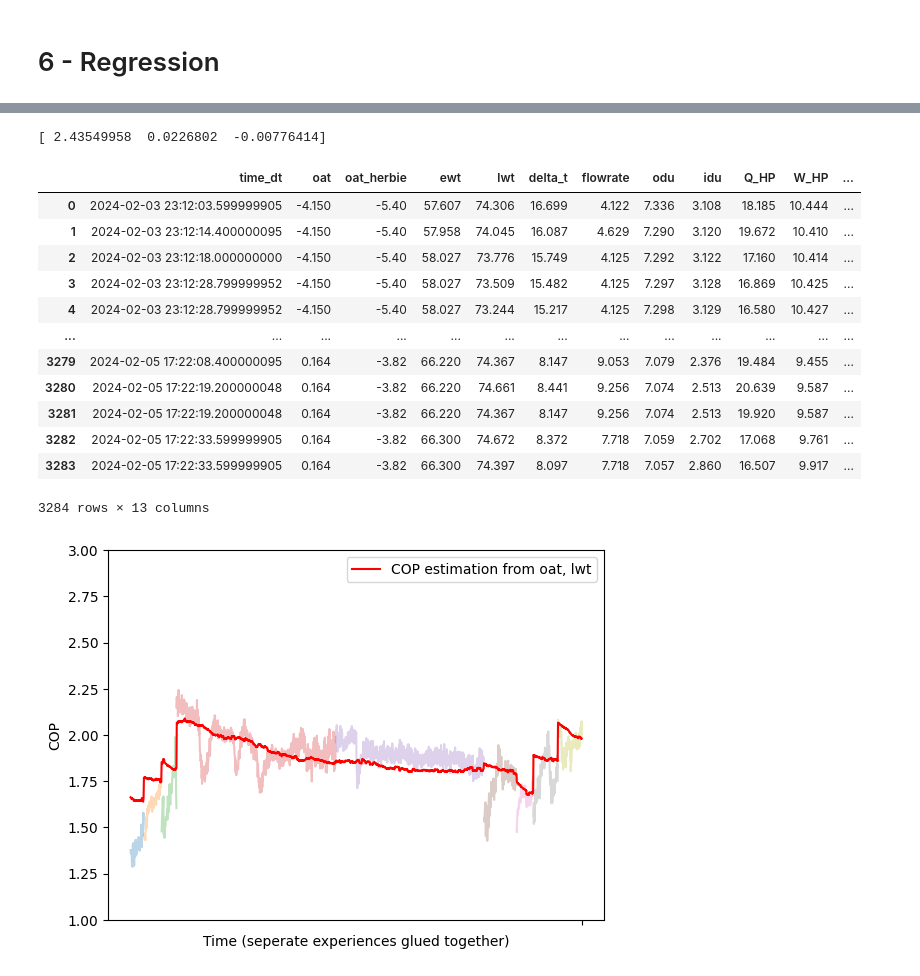
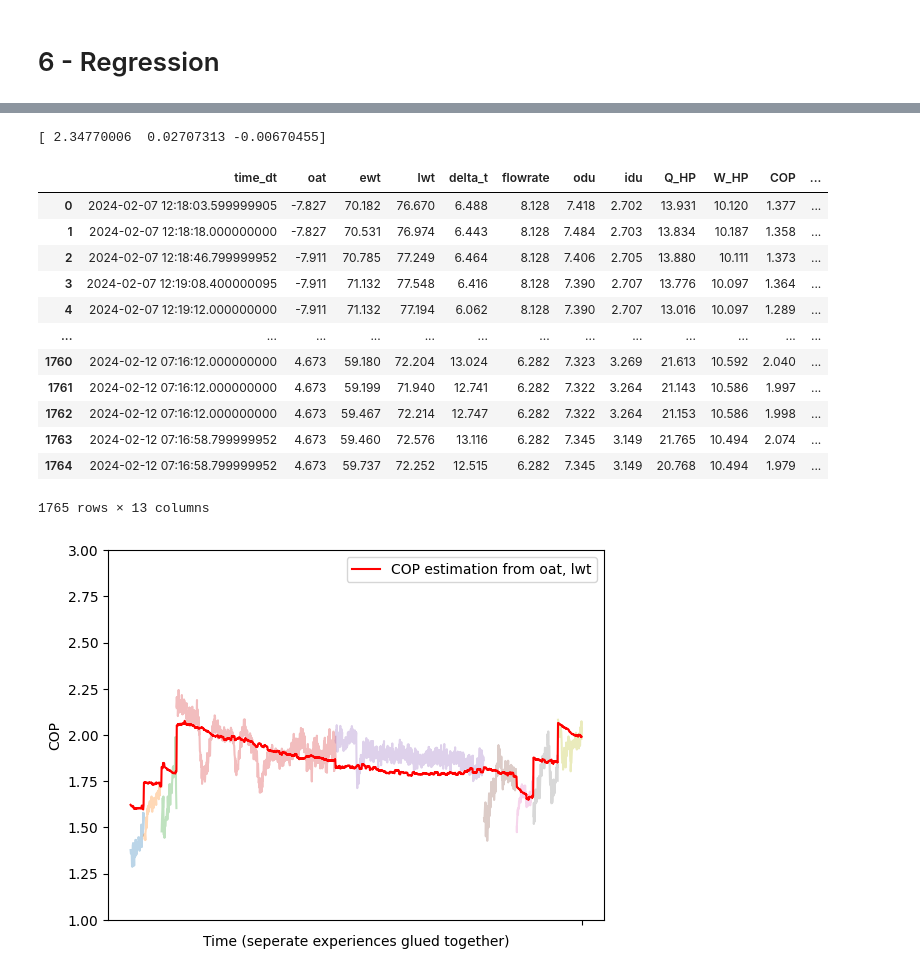
Before and after one commit to thegridelectric/gridworks-journalkeeper, a Jupyter notebook: src/gjk/data_processing/estimating_COP.ipynb, the cells around one changed output, grey strips where cells are left out. Drawn from its saved outputs; the diff is of its cells as text; code cells hidden in the pictures.

```diff
--- a/src/gjk/data_processing/estimating_COP.ipynb
+++ b/src/gjk/data_processing/estimating_COP.ipynb
@@ -385,8 +385,10 @@ import os
 
 big_df = pd.DataFrame()
 
-for file in os.listdir('data-old/'):
+for file in os.listdir('/Users/thomas/Desktop/data/'):
     if '.csv' in file:
-        df = pd.read_csv(f'data-old/{file}')
+        df = pd.read_csv(f'/Users/thomas/Desktop/data/{file}')
         df.drop(columns=['time', 'Unnamed: 0'], inplace=True)
         big_df = pd.concat([big_df, df], ignore_index=True)
+
+display(big_df)
@@ -398,7 +414,7 @@ def model(X,a,b,c):
     approx = a + b*x1 + c*x2
     return approx
 
-x_o = np.array(list(big_df.oat_herbie))
+x_o = np.array(list(big_df.oat))
 x_l = np.array(list(big_df.lwt))
 X_list = np.vstack((x_o, x_l))
 y = np.array(list(big_df.COP))
@@ -412,38 +428,38 @@ def COP(oat,lwt):
 
 display(big_df)
 # %% [output]
-[ 2.43549958  0.0226802  -0.00776414]
+[ 2.34770006  0.02707313 -0.00670455]
-|  | time_dt | oat | oat_herbie | ewt | lwt | delta_t | flowrate | odu | idu | Q_HP | W_HP | ... |
-| 0 | 2024-02-03 23:12:03.599999905 | -4.150 | -5.40 | 57.607 | 74.306 | 16.699 | 4.122 | 7.336 | 3.108 | 18.185 | 10.444 | ... |
-| 1 | 2024-02-03 23:12:14.400000095 | -4.150 | -5.40 | 57.958 | 74.045 | 16.087 | 4.629 | 7.290 | 3.120 | 19.672 | 10.410 | ... |
-| 2 | 2024-02-03 23:12:18.000000000 | -4.150 | -5.40 | 58.027 | 73.776 | 15.749 | 4.125 | 7.292 | 3.122 | 17.160 | 10.414 | ... |
-| 3 | 2024-02-03 23:12:28.799999952 | -4.150 | -5.40 | 58.027 | 73.509 | 15.482 | 4.125 | 7.297 | 3.128 | 16.869 | 10.425 | ... |
-| 4 | 2024-02-03 23:12:28.799999952 | -4.150 | -5.40 | 58.027 | 73.244 | 15.217 | 4.125 | 7.298 | 3.129 | 16.580 | 10.427 | ... |
+|  | time_dt | oat | ewt | lwt | delta_t | flowrate | odu | idu | Q_HP | W_HP | COP | ... |
+| 0 | 2024-02-07 12:18:03.599999905 | -7.827 | 70.182 | 76.670 | 6.488 | 8.128 | 7.418 | 2.702 | 13.931 | 10.120 | 1.377 | ... |
+| 1 | 2024-02-07 12:18:18.000000000 | -7.827 | 70.531 | 76.974 | 6.443 | 8.128 | 7.484 | 2.703 | 13.834 | 10.187 | 1.358 | ... |
+| 2 | 2024-02-07 12:18:46.799999952 | -7.911 | 70.785 | 77.249 | 6.464 | 8.128 | 7.406 | 2.705 | 13.880 | 10.111 | 1.373 | ... |
+| 3 | 2024-02-07 12:19:08.400000095 | -7.911 | 71.132 | 77.548 | 6.416 | 8.128 | 7.390 | 2.707 | 13.776 | 10.097 | 1.364 | ... |
+| 4 | 2024-02-07 12:19:12.000000000 | -7.911 | 71.132 | 77.194 | 6.062 | 8.128 | 7.390 | 2.707 | 13.016 | 10.097 | 1.289 | ... |
 | ... | ... | ... | ... | ... | ... | ... | ... | ... | ... | ... | ... | ... |
-| 3279 | 2024-02-05 17:22:08.400000095 | 0.164 | -3.82 | 66.220 | 74.367 | 8.147 | 9.053 | 7.079 | 2.376 | 19.484 | 9.455 | ... |
-| 3280 | 2024-02-05 17:22:19.200000048 | 0.164 | -3.82 | 66.220 | 74.661 | 8.441 | 9.256 | 7.074 | 2.513 | 20.639 | 9.587 | ... |
-| 3281 | 2024-02-05 17:22:19.200000048 | 0.164 | -3.82 | 66.220 | 74.367 | 8.147 | 9.256 | 7.074 | 2.513 | 19.920 | 9.587 | ... |
-| 3282 | 2024-02-05 17:22:33.599999905 | 0.164 | -3.82 | 66.300 | 74.672 | 8.372 | 7.718 | 7.059 | 2.702 | 17.068 | 9.761 | ... |
-| 3283 | 2024-02-05 17:22:33.599999905 | 0.164 | -3.82 | 66.300 | 74.397 | 8.097 | 7.718 | 7.057 | 2.860 | 16.507 | 9.917 | ... |
+| 1760 | 2024-02-12 07:16:12.000000000 | 4.673 | 59.180 | 72.204 | 13.024 | 6.282 | 7.323 | 3.269 | 21.613 | 10.592 | 2.040 | ... |
+| 1761 | 2024-02-12 07:16:12.000000000 | 4.673 | 59.199 | 71.940 | 12.741 | 6.282 | 7.322 | 3.264 | 21.143 | 10.586 | 1.997 | ... |
+| 1762 | 2024-02-12 07:16:12.000000000 | 4.673 | 59.467 | 72.214 | 12.747 | 6.282 | 7.322 | 3.264 | 21.153 | 10.586 | 1.998 | ... |
+| 1763 | 2024-02-12 07:16:58.799999952 | 4.673 | 59.460 | 72.576 | 13.116 | 6.282 | 7.345 | 3.149 | 21.765 | 10.494 | 2.074 | ... |
+| 1764 | 2024-02-12 07:16:58.799999952 | 4.673 | 59.737 | 72.252 | 12.515 | 6.282 | 7.345 | 3.149 | 20.768 | 10.494 | 1.979 | ... |
-3284 rows × 13 columns
+1765 rows × 13 columns
 # %%
 big_df = pd.DataFrame()
-for file in os.listdir('data/'):
+for file in os.listdir('/Users/thomas/Desktop/data/'):
     if '.csv' in file:
-        df = pd.read_csv(f'data/{file}')
+        df = pd.read_csv(f'/Users/thomas/Desktop/data/{file}')
         df.drop(columns=['time', 'Unnamed: 0'], inplace=True)
         big_df = pd.concat([big_df, df], ignore_index=True)
         plt.plot(df.time_dt, df.COP, alpha=0.3)
 big_df['COP_approx'] = big_df.apply(lambda row: COP(row['oat'], row['lwt']), axis=1)
 plt.plot(big_df.time_dt, big_df.COP_approx, color='red', label='COP estimation from oat, lwt')
 plt.legend()
 plt.ylim([1,3])
 plt.xticks([''])
 plt.xlabel('Time (seperate experiences glued together)')
 plt.ylabel('COP')
 plt.show()
 # %% [output]
-[figure, old version]
+[figure, new version]
 # %%
 oat_range = np.linspace(-10, 10, 100)
 lwt_range = np.linspace(60, 80, 100)
```
Also changed, not shown: parts of 4 cells of this notebook, 31 other files.
